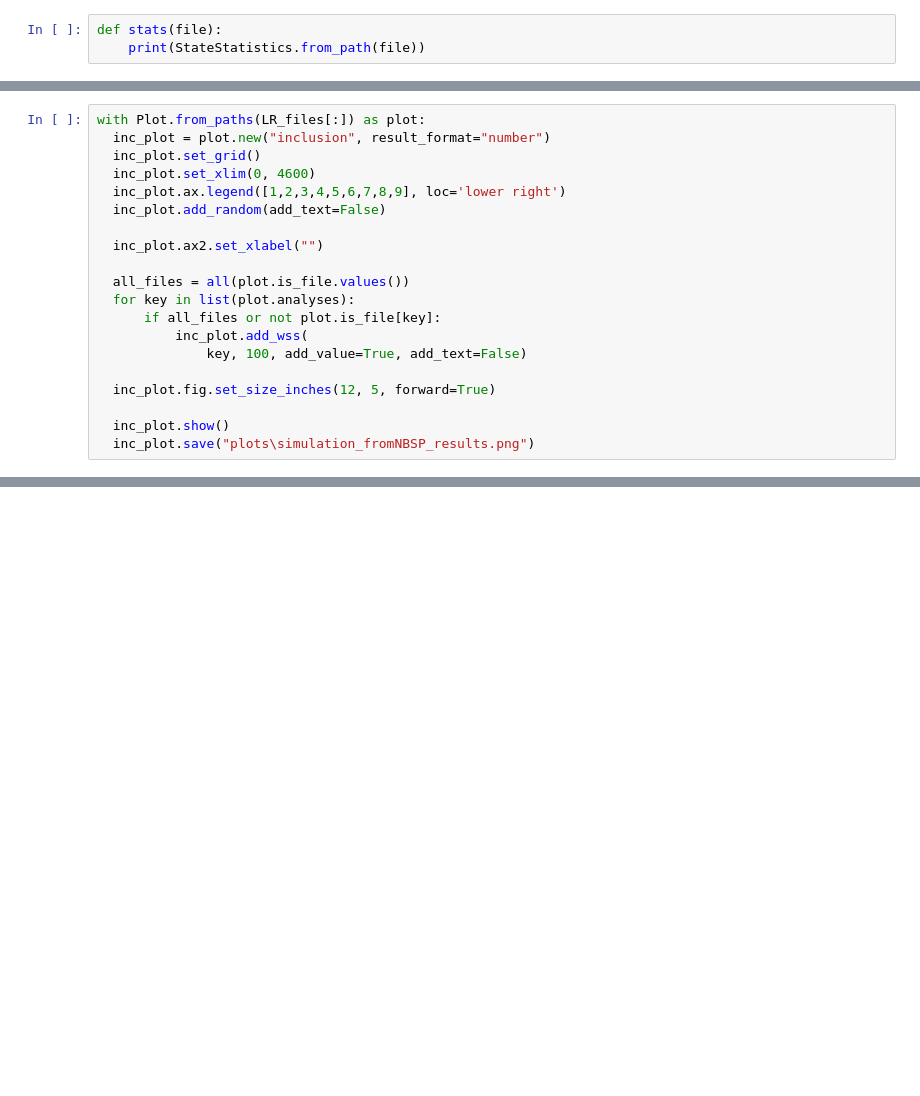
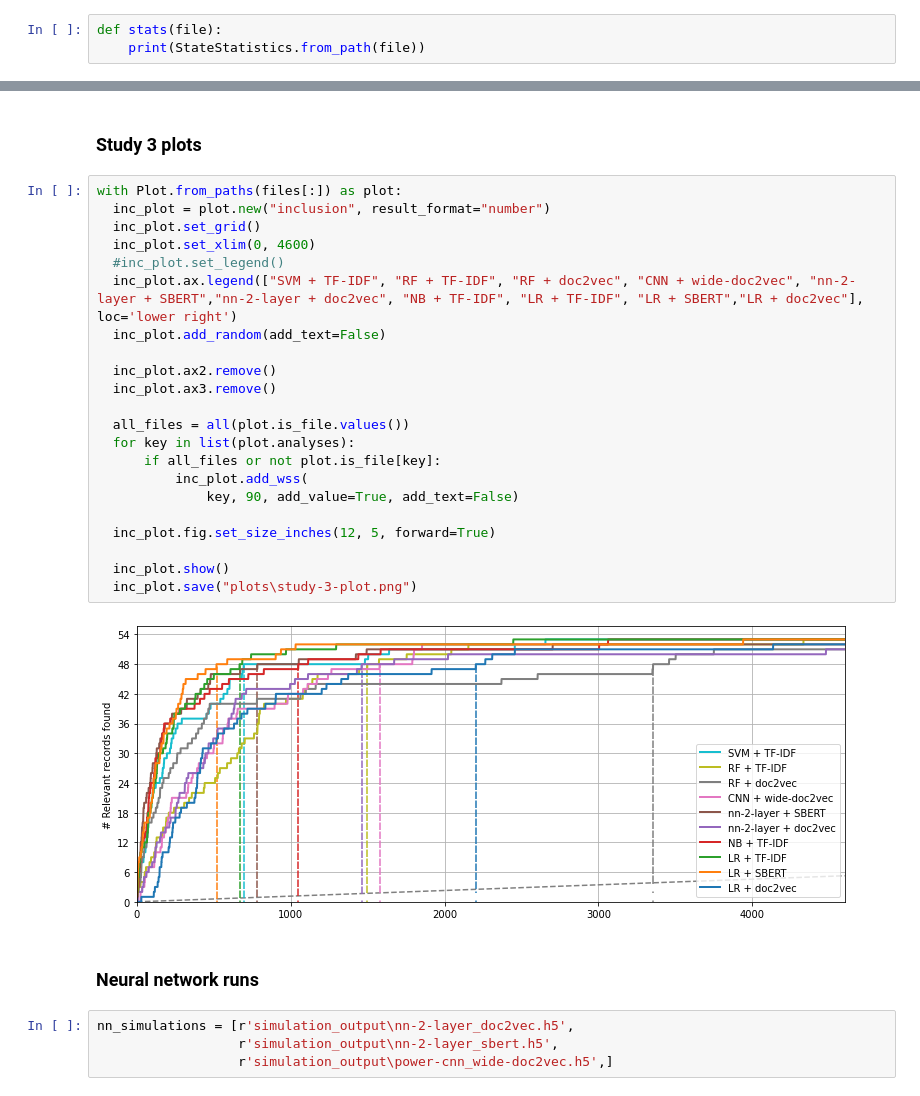
Before and after one commit to jteijema/Mega-Meta-paper-simulations, a Jupyter notebook: state_file_processor.ipynb, the cells around one changed output, grey strips where cells are left out. Drawn from its saved outputs; the diff is of its cells as text; blank space fills up the shorter version.

```diff
--- a/state_file_processor.ipynb
+++ b/state_file_processor.ipynb
@@ -165,20 +15,0 @@ LR_files[:]
-# %%
-with Plot.from_paths(LR_files[:]) as plot:
-  inc_plot = plot.new("inclusion", result_format="number")
-  inc_plot.set_grid()
-  inc_plot.set_xlim(0, 4600)
-  inc_plot.ax.legend([1,2,3,4,5,6,7,8,9], loc='lower right')
-  inc_plot.add_random(add_text=False)
-
-  inc_plot.ax2.set_xlabel("")
-
-  all_files = all(plot.is_file.values())
-  for key in list(plot.analyses):
-      if all_files or not plot.is_file[key]:
-          inc_plot.add_wss(
-              key, 100, add_value=True, add_text=False)
-
-  inc_plot.fig.set_size_inches(12, 5, forward=True)
-
-  inc_plot.show()
-  inc_plot.save("plots\simulation_fromNBSP_results.png")
@@ -259,0 +204,32 @@ simulation_output\svm_tfidf.h5 :  0:00:15.576340
+# %% [markdown]
+### Study 3 plots
+# %%
+with Plot.from_paths(files[:]) as plot:
+  inc_plot = plot.new("inclusion", result_format="number")
+  inc_plot.set_grid()
+  inc_plot.set_xlim(0, 4600)
+  #inc_plot.set_legend()
+  inc_plot.ax.legend(["SVM + TF-IDF", "RF + TF-IDF", "RF + doc2vec", "CNN + wide-doc2vec", "nn-2-layer + SBERT","nn-2-layer + doc2vec", "NB + TF-IDF", "LR + TF-IDF", "LR + SBERT","LR + doc2vec"], loc='lower right')
+  inc_plot.add_random(add_text=False)
+
+  inc_plot.ax2.remove()
+  inc_plot.ax3.remove()
+
+  all_files = all(plot.is_file.values())
+  for key in list(plot.analyses):
+      if all_files or not plot.is_file[key]:
+          inc_plot.add_wss(
+              key, 90, add_value=True, add_text=False)
+
+  inc_plot.fig.set_size_inches(12, 5, forward=True)
+
+  inc_plot.show()
+  inc_plot.save("plots\study-3-plot.png")
+# %% [output]
+[figure, added]
+# %% [markdown]
+### Neural network runs
+# %%
+nn_simulations = [r'simulation_output\nn-2-layer_doc2vec.h5',
+                  r'simulation_output\nn-2-layer_sbert.h5',
+                  r'simulation_output\power-cnn_wide-doc2vec.h5',]
```
Also changed, not shown: parts of 54 cells of this notebook.
